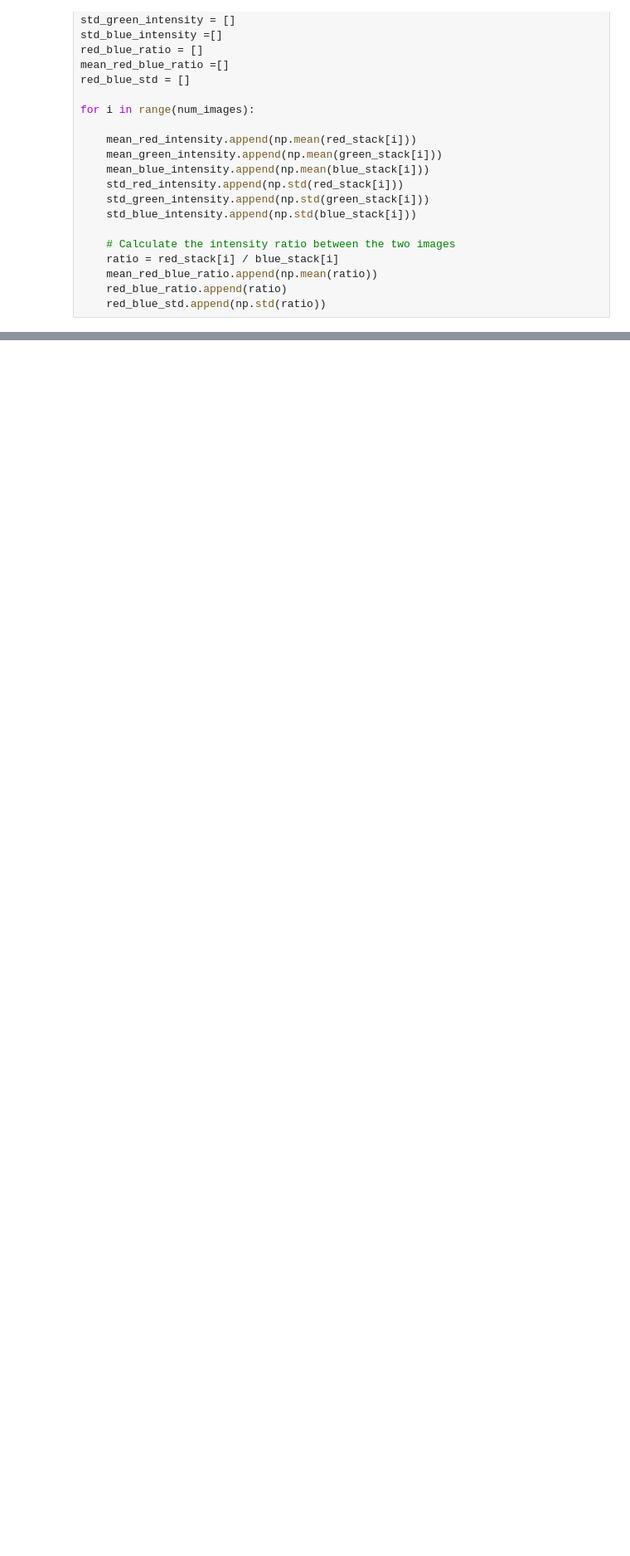
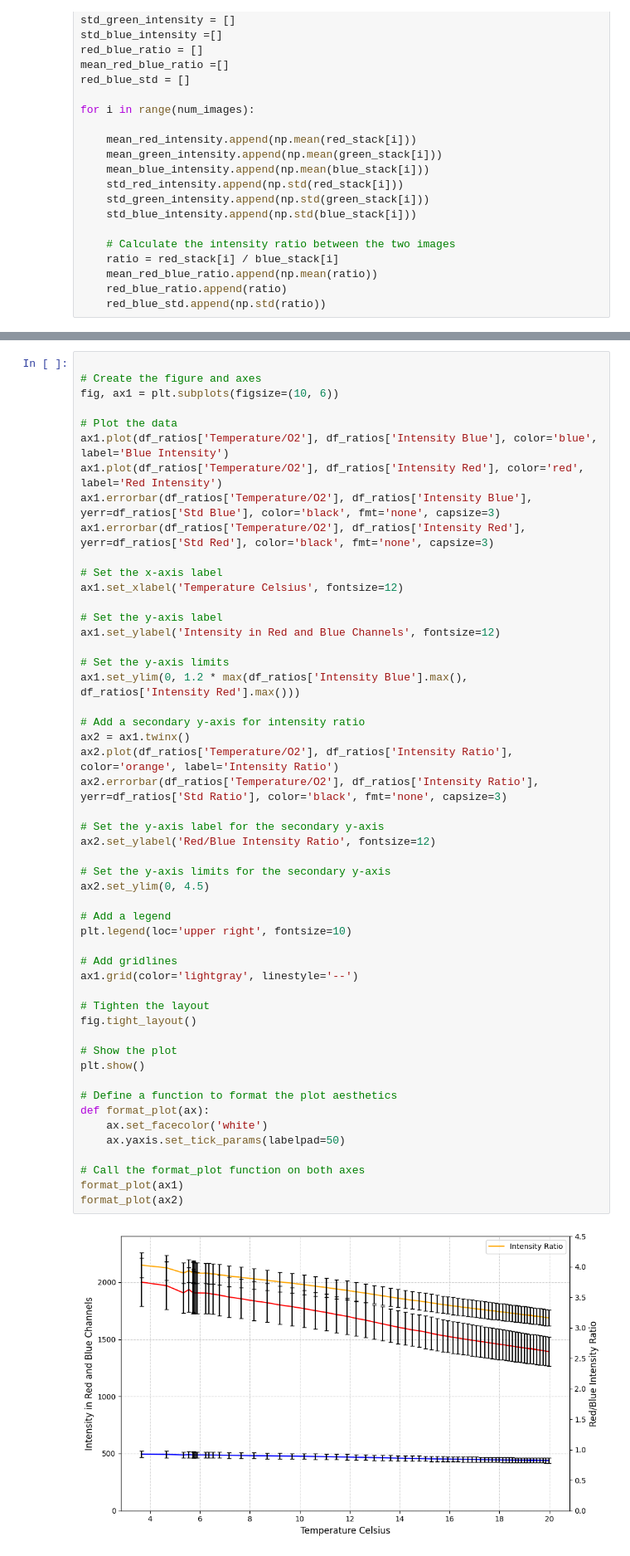
Before and after one commit to MartinReinhard10/In-Situ_Soil_Optode_Data_Processing, a Jupyter notebook: Optode Calibration/Intensity_Ratios.ipynb, the cells around one changed output, grey strips where cells are left out. Shown at 83% size. Drawn from its saved outputs; the diff is of its cells as text; blank space fills up the shorter version.

```diff
--- a/Optode Calibration/Intensity_Ratios.ipynb
+++ b/Optode Calibration/Intensity_Ratios.ipynb
@@ -255,0 +254,53 @@ df_ratios.to_csv('D:/Temperature_images/RAW_2023-06-29/red_blue_ratio.CSV',heade
+# %%
+
+# Create the figure and axes
+fig, ax1 = plt.subplots(figsize=(10, 6))
+
+# Plot the data
+ax1.plot(df_ratios['Temperature/O2'], df_ratios['Intensity Blue'], color='blue', label='Blue Intensity')
+ax1.plot(df_ratios['Temperature/O2'], df_ratios['Intensity Red'], color='red', label='Red Intensity')
+ax1.errorbar(df_ratios['Temperature/O2'], df_ratios['Intensity Blue'], yerr=df_ratios['Std Blue'], color='black', fmt='none', capsize=3)
+ax1.errorbar(df_ratios['Temperature/O2'], df_ratios['Intensity Red'], yerr=df_ratios['Std Red'], color='black', fmt='none', capsize=3)
+
+# Set the x-axis label
+ax1.set_xlabel('Temperature Celsius', fontsize=12)
+
+# Set the y-axis label
+ax1.set_ylabel('Intensity in Red and Blue Channels', fontsize=12)
+
+# Set the y-axis limits
+ax1.set_ylim(0, 1.2 * max(df_ratios['Intensity Blue'].max(), df_ratios['Intensity Red'].max()))
+
+# Add a secondary y-axis for intensity ratio
+ax2 = ax1.twinx()
+ax2.plot(df_ratios['Temperature/O2'], df_ratios['Intensity Ratio'], color='orange', label='Intensity Ratio')
+ax2.errorbar(df_ratios['Temperature/O2'], df_ratios['Intensity Ratio'], yerr=df_ratios['Std Ratio'], color='black', fmt='none', capsize=3)
+
+# Set the y-axis label for the secondary y-axis
+ax2.set_ylabel('Red/Blue Intensity Ratio', fontsize=12)
+
+# Set the y-axis limits for the secondary y-axis
+ax2.set_ylim(0, 4.5)
+
+# Add a legend
+plt.legend(loc='upper right', fontsize=10)
+
+# Add gridlines
+ax1.grid(color='lightgray', linestyle='--')
+
+# Tighten the layout
+fig.tight_layout()
+
+# Show the plot
+plt.show()
+
+# Define a function to format the plot aesthetics
+def format_plot(ax):
+    ax.set_facecolor('white')
+    ax.yaxis.set_tick_params(labelpad=50)
+
+# Call the format_plot function on both axes
+format_plot(ax1)
+format_plot(ax2)
+# %% [output]
+[figure, added]
```
Also changed, not shown: parts of 14 cells of this notebook, 23 other files.
